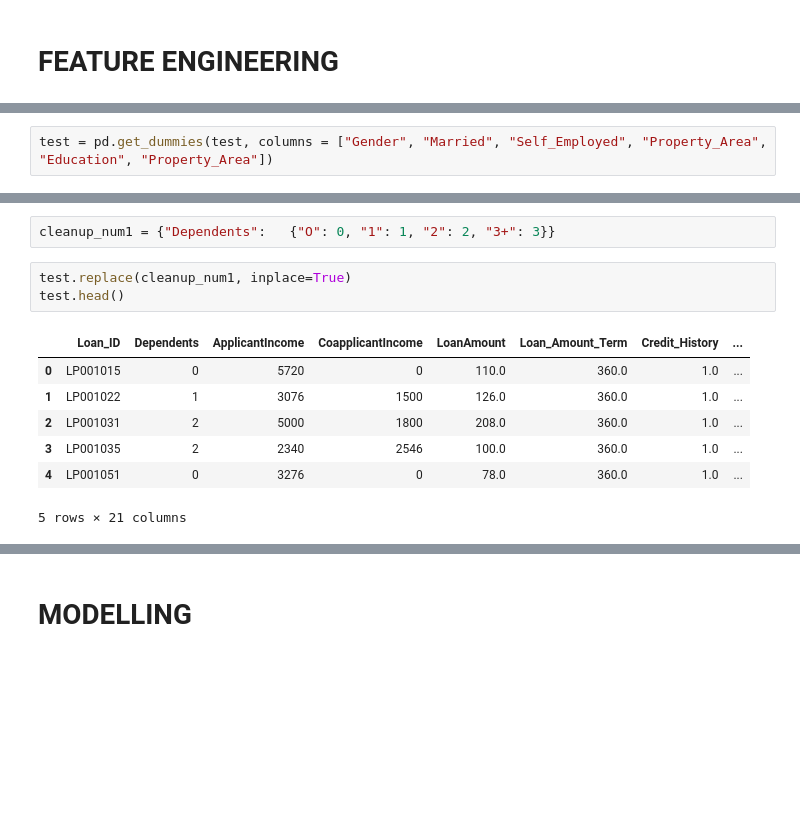
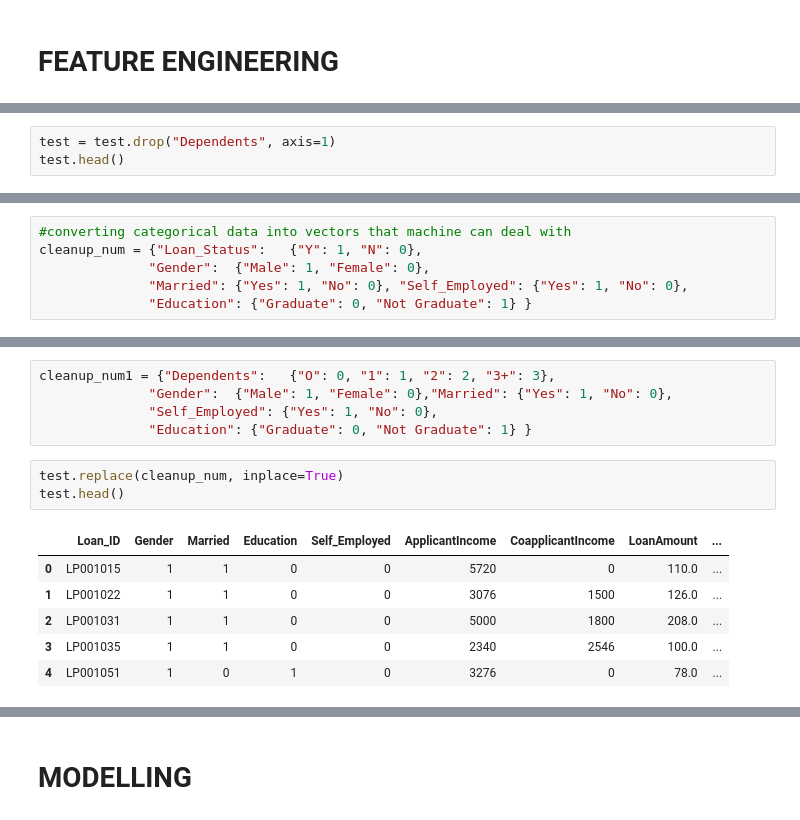
Before and after one commit to babyengineer1/Loan, a Jupyter notebook: Loan_Prediction/Loan_prediction_model.ipynb, the cells around one changed output, grey strips where cells are left out. Cells and saved outputs as stored; diff of their text form; blank space fills up the shorter version.

```diff
--- a/Loan_Prediction/Loan_prediction.ipynb
+++ b/Loan_Prediction/Loan_prediction_model.ipynb
@@ -252,2 +239,0 @@ train.head()
-# %%
-test = pd.get_dummies(test, columns = ["Gender", "Married", "Self_Employed", "Property_Area", "Education", "Property_Area"])
@@ -266,0 +240,3 @@ cleanup_num = {"Loan_Status":   {"Y": 1, "N": 0},
+# %%
+test = test.drop("Dependents", axis=1)
+test.head()
@@ -267,3 +250,9 @@ cleanup_num = {"Loan_Status":   {"Y": 1, "N": 0},
+# %%
+#converting categorical data into vectors that machine can deal with
+cleanup_num = {"Loan_Status":   {"Y": 1, "N": 0},
+              "Gender":  {"Male": 1, "Female": 0},
+              "Married": {"Yes": 1, "No": 0}, "Self_Employed": {"Yes": 1, "No": 0},
+              "Education": {"Graduate": 0, "Not Graduate": 1} }
 # %%
 train.replace(cleanup_num, inplace=True)
 train.head()
@@ -278,13 +276,15 @@ train.head()
 # %%
-cleanup_num1 = {"Dependents":   {"O": 0, "1": 1, "2": 2, "3+": 3}}
+cleanup_num1 = {"Dependents":   {"O": 0, "1": 1, "2": 2, "3+": 3},
+              "Gender":  {"Male": 1, "Female": 0},"Married": {"Yes": 1, "No": 0},
+              "Self_Employed": {"Yes": 1, "No": 0},
+              "Education": {"Graduate": 0, "Not Graduate": 1} }
 # %%
-test.replace(cleanup_num1, inplace=True)
+test.replace(cleanup_num, inplace=True)
 test.head()
 # %% [output]
-|  | Loan_ID | Dependents | ApplicantIncome | CoapplicantIncome | LoanAmount | Loan_Amount_Term | Credit_History | ... |
-| 0 | LP001015 | 0 | 5720 | 0 | 110.0 | 360.0 | 1.0 | ... |
-| 1 | LP001022 | 1 | 3076 | 1500 | 126.0 | 360.0 | 1.0 | ... |
-| 2 | LP001031 | 2 | 5000 | 1800 | 208.0 | 360.0 | 1.0 | ... |
-| 3 | LP001035 | 2 | 2340 | 2546 | 100.0 | 360.0 | 1.0 | ... |
-| 4 | LP001051 | 0 | 3276 | 0 | 78.0 | 360.0 | 1.0 | ... |
+|  | Loan_ID | Gender | Married | Education | Self_Employed | ApplicantIncome | CoapplicantIncome | LoanAmount | ... |
+| 0 | LP001015 | 1 | 1 | 0 | 0 | 5720 | 0 | 110.0 | ... |
+| 1 | LP001022 | 1 | 1 | 0 | 0 | 3076 | 1500 | 126.0 | ... |
+| 2 | LP001031 | 1 | 1 | 0 | 0 | 5000 | 1800 | 208.0 | ... |
+| 3 | LP001035 | 1 | 1 | 0 | 0 | 2340 | 2546 | 100.0 | ... |
+| 4 | LP001051 | 1 | 0 | 1 | 0 | 3276 | 0 | 78.0 | ... |
-5 rows × 21 columns
```
Also changed, not shown: parts of 19 cells of this notebook, 4 other files.
